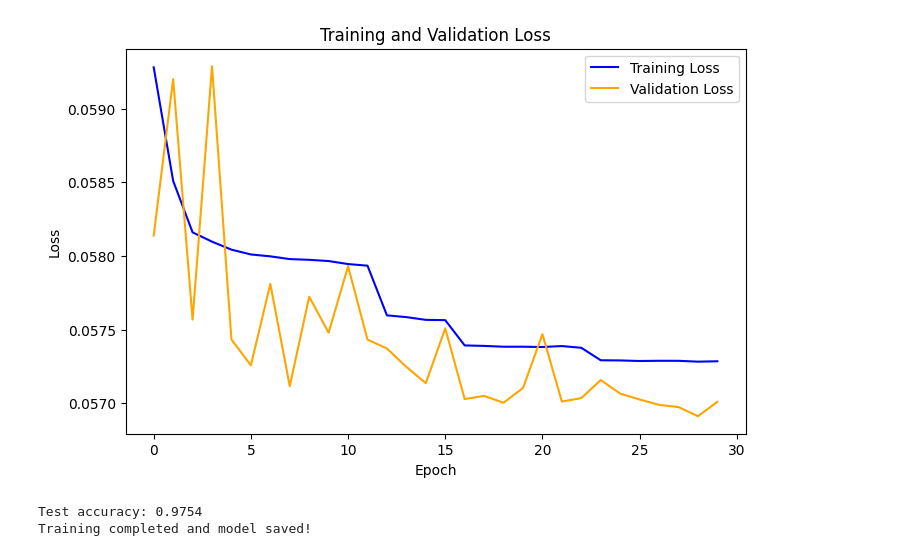
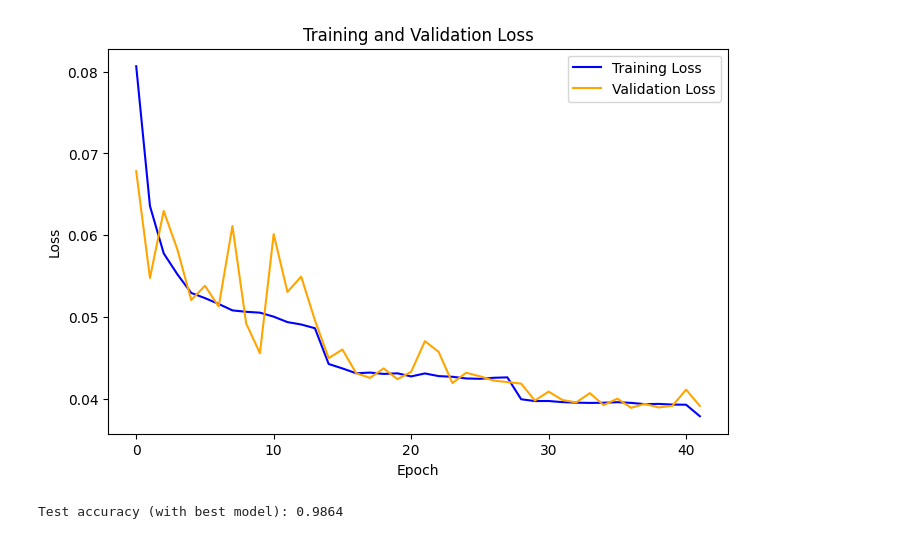
Before and after one commit to GiovanniFilomeno/Direct_Preference_Learning_LLM_Thesis, a Jupyter notebook: preferencelearning-main/src/train_dpo.ipynb, the cells around one changed output. Drawn from its saved outputs; the diff is of its cells as text; code cells hidden in the pictures.

```diff
--- a/preferencelearning-main/src/train_dpo.ipynb
+++ b/preferencelearning-main/src/train_dpo.ipynb
@@ -43,21 +43,21 @@ class PolicyNetwork(nn.Module):
 
         layers = []
 
-        # Primo strato
+        # First layer
         layers.append(nn.Linear(input_dim, hidden_dim))
         layers.append(nn.ReLU())
-        # Aggiunta del dropout se dropout_prob > 0
+        # Add dropout if dropout_prob > 0
         if dropout_prob > 0:
             layers.append(nn.Dropout(dropout_prob))
 
-        # Strati intermedi
+        # Hidden layers
         for _ in range(num_layers - 1):
             layers.append(nn.Linear(hidden_dim, hidden_dim))
             layers.append(nn.ReLU())
             if dropout_prob > 0:
                 layers.append(nn.Dropout(dropout_prob))
 
-        # Strato di output
+        # Output layer
         layers.append(nn.Linear(hidden_dim, 1))
 
         self.network = nn.Sequential(*layers)
@@ -73,11 +73,14 @@ def dpo_loss(model, x_better, x_worse):
 
 # Training parameters
 batch_size = 64
-epochs = 30
+epochs = 100
 learning_rate = 1e-2
 hidden_dim = 32
-num_layers = 2
+num_layers = 3
 dropout_prob = 0.0
+
+# Early stopping parameter
+early_stopping_patience = 5  # Number of epochs to wait before stopping if no improvement
 
 # Create Dataset objects for train, val, and test
 train_dataset = PreferenceDataset(train_df)
@@ -100,6 +103,10 @@ optimizer = optim.Adam(model.parameters(), lr=learning_rate)
 scheduler = optim.lr_scheduler.ReduceLROnPlateau(
     optimizer, mode='min', factor=0.5, patience=3, verbose=True
 )
+
+# Track best validation loss for saving best model
+best_val_loss = float('inf')
+no_improvement_count = 0  # Tracks epochs without improvement
 
 # Lists to store losses per epoch
 train_losses = []
@@ -135,9 +142,23 @@ for epoch in range(epochs):
     # Step the scheduler with the validation loss
     scheduler.step(avg_val_loss)
 
+    # Check if this is the best validation loss so far; if so, save the model and reset patience
+    if avg_val_loss < best_val_loss:
+        best_val_loss = avg_val_loss
+        torch.save(model.state_dict(), "best_dpo_policy.pth")
+        print(f"New best model saved at epoch {epoch+1} with val loss: {avg_val_loss:.4f}")
+        no_improvement_count = 0
+    else:
+        no_improvement_count += 1
+
     print(f"Epoch {epoch+1}/{epochs}, "
           f"Train Loss: {avg_train_loss:.4f}, "
           f"Val Loss: {avg_val_loss:.4f}")
+
+    # Early stopping check
+    if no_improvement_count >= early_stopping_patience:
+        print(f"Early stopping triggered at epoch {epoch+1}.")
+        break
 
 # --- Plot losses ---
 plt.figure(figsize=(8,5))
@@ -149,8 +170,15 @@ plt.ylabel("Loss")
 plt.legend()
 plt.show()
 
-# --- Test Phase: compute accuracy on test set ---
+# ------------------
+# --- Test Phase ---
+# ------------------
+
+# Load the best saved model
+model.load_state_dict(torch.load("best_dpo_policy.pth"))
+model.to(device)
 model.eval()
+
 correct = 0
 total = 0
 with torch.no_grad():
@@ -163,9 +191,5 @@ with torch.no_grad():
         total += x_better.size(0)
 
 test_accuracy = correct / total
-print(f"Test accuracy: {test_accuracy:.4f}")
-
-# Save the trained model
-torch.save(model.state_dict(), "dpo_policy.pth")
-print("Training completed and model saved!")
+print(f"Test accuracy (with best model): {test_accuracy:.4f}")
 # %% [output]
@@ -189,3 +213,2 @@ Epoch 30/30, Train Loss: 0.0573, Val Loss: 0.0570
-[figure, old version]
+[figure, new version]
-Test accuracy: 0.9754
-Training completed and model saved!
+Test accuracy (with best model): 0.9864
```
Also changed, not shown: parts of 1 cell of this notebook, 7 other files.
